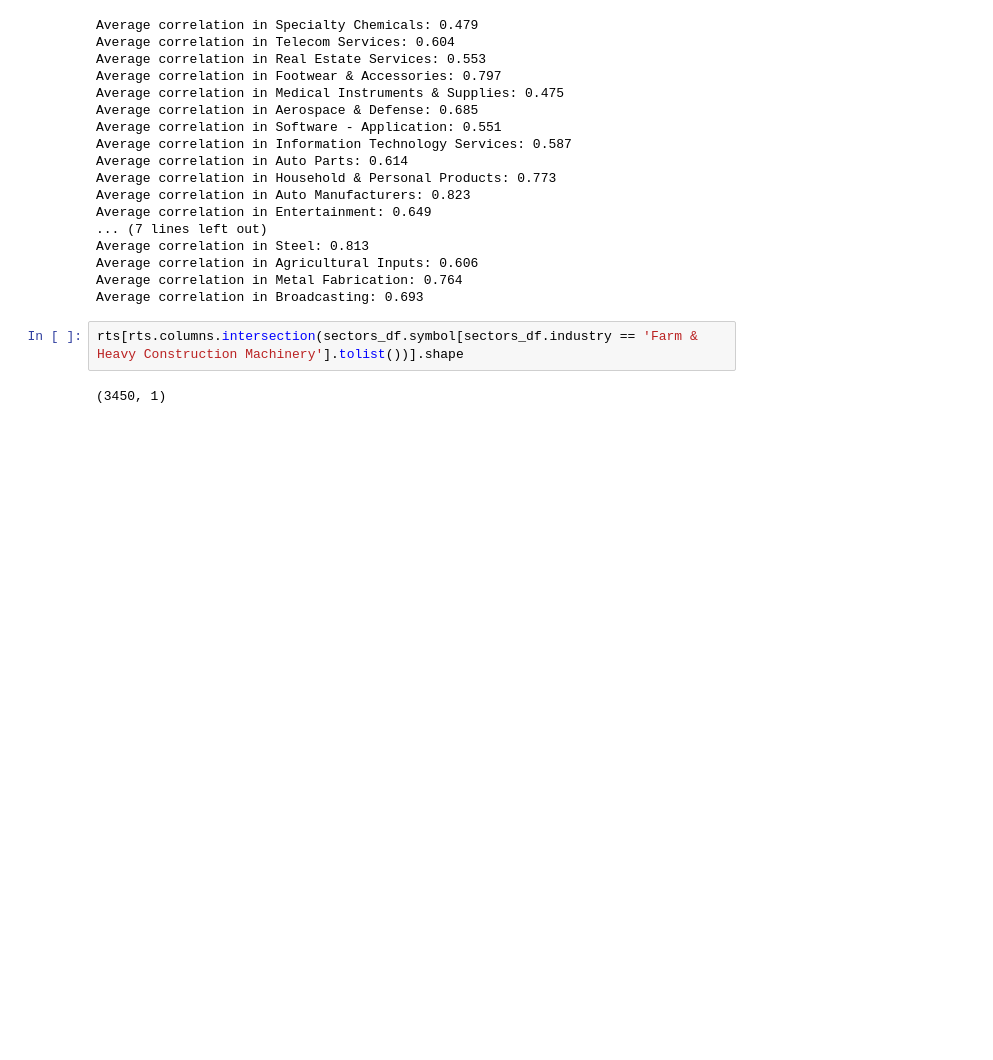
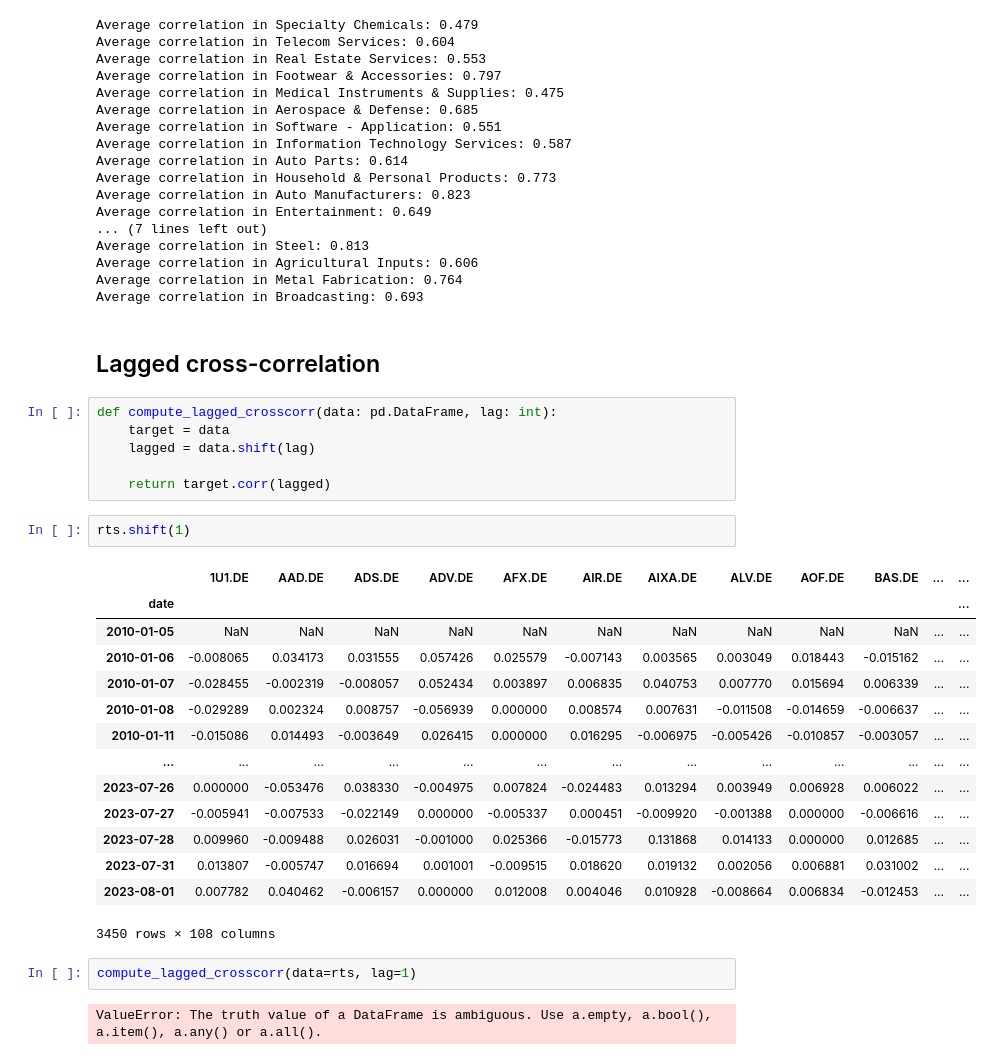
Before and after one commit to rmnskb/pca-project, a Jupyter notebook: german_market_practice.ipynb, the cells around one changed output. Drawn from its saved outputs; the diff is of its cells as text; blank space fills up the shorter version.

```diff
--- a/german_market_practice.ipynb
+++ b/german_market_practice.ipynb
@@ -478,7 +447,32 @@ Average correlation in Steel: 0.813
 Average correlation in Agricultural Inputs: 0.606
 Average correlation in Metal Fabrication: 0.764
 Average correlation in Broadcasting: 0.693
-# %%
-rts[rts.columns.intersection(sectors_df.symbol[sectors_df.industry == 'Farm & Heavy Construction Machinery'].tolist())].shape
-# %% [output]
-(3450, 1)
+# %% [markdown]
+## Lagged cross-correlation
+# %%
+def compute_lagged_crosscorr(data: pd.DataFrame, lag: int):
+    target = data
+    lagged = data.shift(lag)
+
+    return target.corr(lagged)
+# %%
+rts.shift(1)
+# %% [output]
+|  | 1U1.DE | AAD.DE | ADS.DE | ADV.DE | AFX.DE | AIR.DE | AIXA.DE | ALV.DE | AOF.DE | BAS.DE | ... | ... |
+| date |  |  |  |  |  |  |  |  |  |  |  | ... |
+| 2010-01-05 | NaN | NaN | NaN | NaN | NaN | NaN | NaN | NaN | NaN | NaN | ... | ... |
+| 2010-01-06 | -0.008065 | 0.034173 | 0.031555 | 0.057426 | 0.025579 | -0.007143 | 0.003565 | 0.003049 | 0.018443 | -0.015162 | ... | ... |
+| 2010-01-07 | -0.028455 | -0.002319 | -0.008057 | 0.052434 | 0.003897 | 0.006835 | 0.040753 | 0.007770 | 0.015694 | 0.006339 | ... | ... |
+| 2010-01-08 | -0.029289 | 0.002324 | 0.008757 | -0.056939 | 0.000000 | 0.008574 | 0.007631 | -0.011508 | -0.014659 | -0.006637 | ... | ... |
+| 2010-01-11 | -0.015086 | 0.014493 | -0.003649 | 0.026415 | 0.000000 | 0.016295 | -0.006975 | -0.005426 | -0.010857 | -0.003057 | ... | ... |
+| ... | ... | ... | ... | ... | ... | ... | ... | ... | ... | ... | ... | ... |
+| 2023-07-26 | 0.000000 | -0.053476 | 0.038330 | -0.004975 | 0.007824 | -0.024483 | 0.013294 | 0.003949 | 0.006928 | 0.006022 | ... | ... |
+| 2023-07-27 | -0.005941 | -0.007533 | -0.022149 | 0.000000 | -0.005337 | 0.000451 | -0.009920 | -0.001388 | 0.000000 | -0.006616 | ... | ... |
+| 2023-07-28 | 0.009960 | -0.009488 | 0.026031 | -0.001000 | 0.025366 | -0.015773 | 0.131868 | 0.014133 | 0.000000 | 0.012685 | ... | ... |
+| 2023-07-31 | 0.013807 | -0.005747 | 0.016694 | 0.001001 | -0.009515 | 0.018620 | 0.019132 | 0.002056 | 0.006881 | 0.031002 | ... | ... |
+| 2023-08-01 | 0.007782 | 0.040462 | -0.006157 | 0.000000 | 0.012008 | 0.004046 | 0.010928 | -0.008664 | 0.006834 | -0.012453 | ... | ... |
+3450 rows × 108 columns
+# %%
+compute_lagged_crosscorr(data=rts, lag=1)
+# %% [output]
+ValueError: The truth value of a DataFrame is ambiguous. Use a.empty, a.bool(), a.item(), a.any() or a.all().
```
Also changed, not shown: parts of 9 cells of this notebook, 1 other file.
